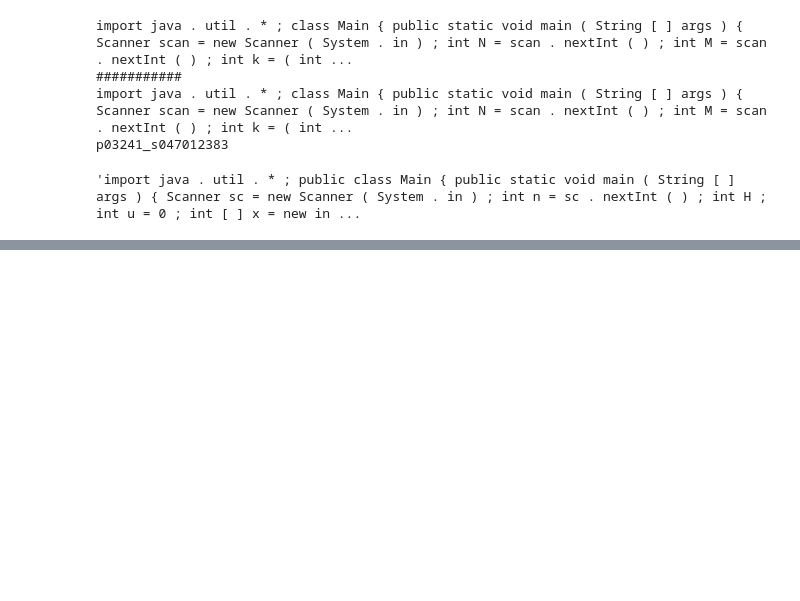
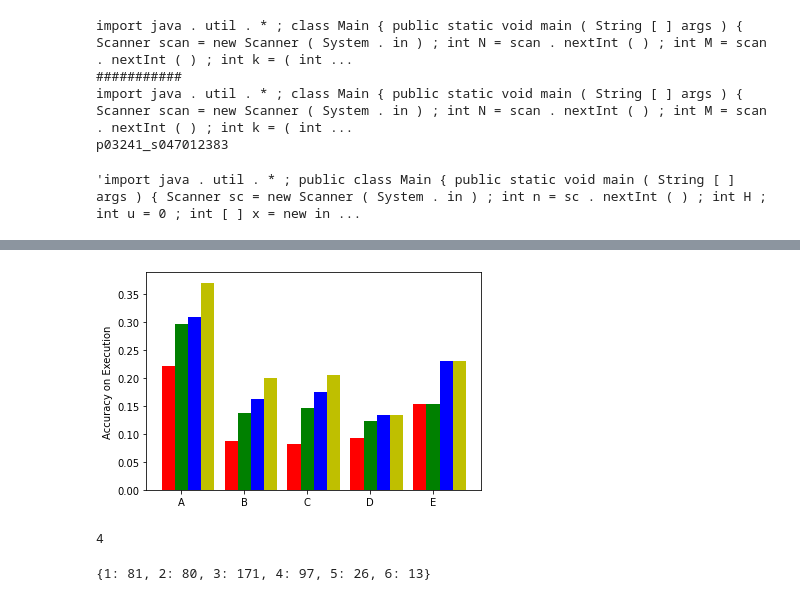
Before and after one commit to mahimanzum/FixEval, a Jupyter notebook: src/01_preprocessing.ipynb, the cells around one changed output, grey strips where cells are left out. Saved outputs shown, nothing was run; the diff lists cells and outputs as text; code cells hidden in the pictures; blank space fills up the shorter version.

```diff
--- a/src/01_preprocessing.ipynb
+++ b/src/01_preprocessing.ipynb
@@ -1834,0 +1614,17 @@ len(gen)
+# %%
+from codegen.preprocessing.lang_processors.java_processor import JavaProcessor
+from codegen.preprocessing.lang_processors.python_processor import PythonProcessor
+import subprocess
+import filecmp
+from subprocess import Popen, PIPE, STDOUT
+import sys
+import json
+root_folder = "../third_party"
+jprocessor = JavaProcessor(root_folder=root_folder)
+pyprocessor = PythonProcessor(root_folder=root_folder)
+def getJsonData(JsonFile):
+    with open(JsonFile, encoding="utf8") as f:
+        data = json.load(f)
+    return data
+eval = getJsonData('../data/python/processed/eval.jsonl')
+print(len(eval))
@@ -1834,0 +1815,59 @@ len(gen)
+# %%
+
+import numpy as np
+import matplotlib.pyplot as plt
+
+N = 5
+ind = np.arange(N)  # the x locations for the groups
+width = 0.21       # the width of the bars
+
+fig = plt.figure()
+ax = fig.add_subplot(111)
+
+top_1s, top_3s, top_5s, top_10s =  [], [], [], []
+counts = []
+for i in range(1, 6):
+    top_1s.append(difficulty_top_at_acc[i]['top_1'])
+    top_3s.append(difficulty_top_at_acc[i]['top_3'])
+    top_5s.append(difficulty_top_at_acc[i]['top_5'])
+    top_10s.append(difficulty_top_at_acc[i]['top_10'])
+    counts.append(diff_count[i])
+
+rects1 = ax.bar(ind, [x/y for x, y in zip(top_1s, counts)], width, color='r')
+
+
+rects2 = ax.bar(ind+width, [x/y for x, y in zip(top_3s, counts)], width, color='g')
+
+rects3 = ax.bar(ind+width*2, [x/y for x, y in zip(top_5s, counts)], width, color='b')
+
+rects4 = ax.bar(ind+width*3, [x/y for x, y in zip(top_10s, counts)], width, color='y')
+
+
+
+ax.set_ylabel('Accuracy on Execution')
+ax.set_xticks(ind+width)
+ax.set_xticklabels( ('A', 'B', 'C', 'D', 'E') )
+#ax.legend( (rects1[0], rects2[0], rects3[0]), ('y', 'z', 'k') )
+
+def autolabel(rects):
+    for rect in rects:
+        h = rect.get_height()
+        ax.text(rect.get_x()+rect.get_width()/2., 1.05*h, '%d'%int(h),
+                ha='center', va='bottom')
+
+#autolabel(rects1)
+#autolabel(rects2)
+#autolabel(rects3)
+#autolabel(rects4)
+plt.savefig('Acceptance_By_Difficulty.pdf', format='pdf', dpi=1200)
+#plt.show()
+# %% [output]
+[figure, added]
+# %%
+difficulty_top_at_acc[5]['top_3']
+# %% [output]
+4
+# %%
+diff_count
+# %% [output]
+{1: 81, 2: 80, 3: 171, 4: 97, 5: 26, 6: 13}
```
Also changed, not shown: parts of 46 cells of this notebook, 7 other files.
